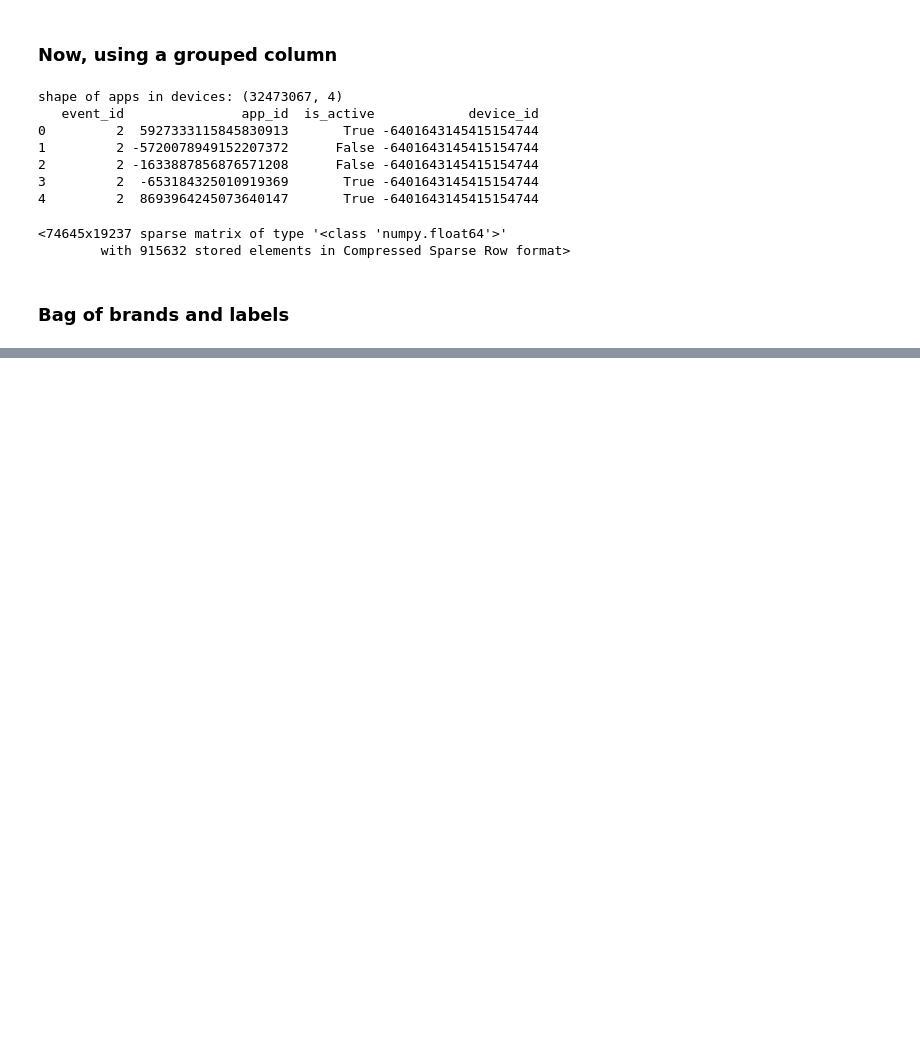
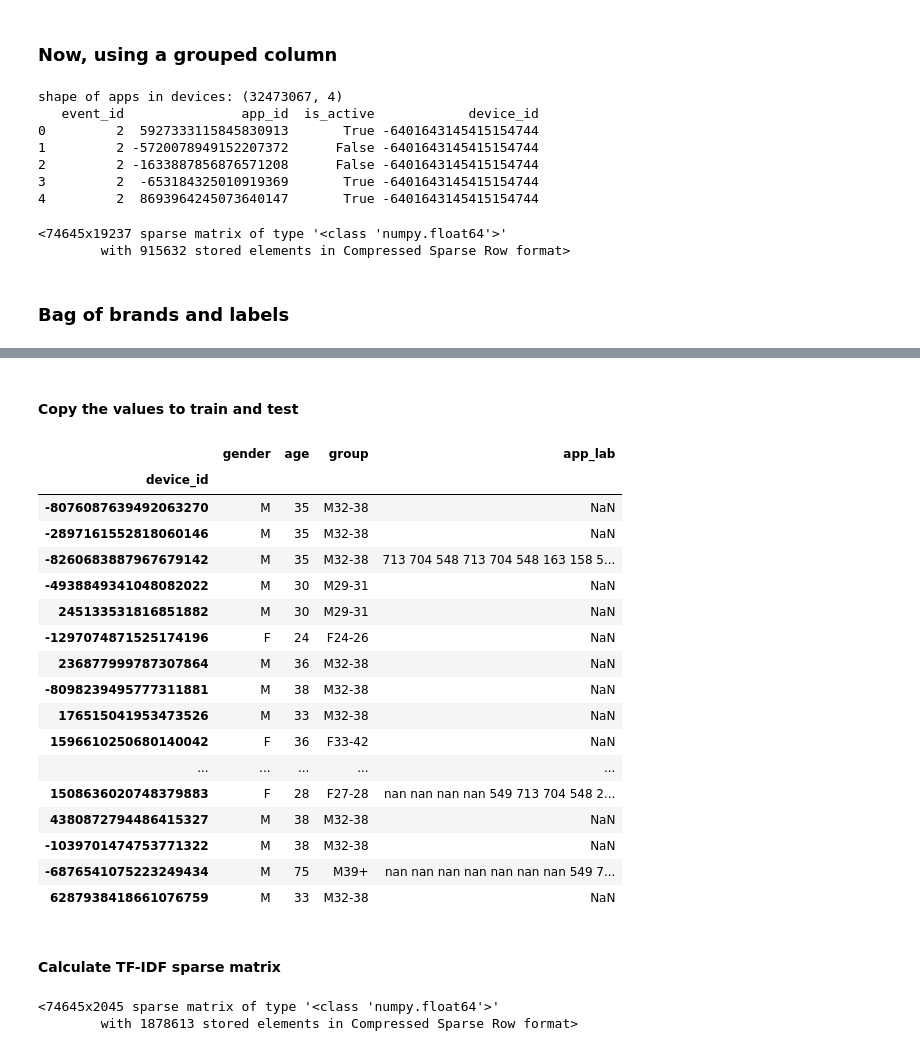
Before and after one commit to chechir/talking_data, a Jupyter notebook: brussels/notebook.ipynb, the cells around one changed output, grey strips where cells are left out. Cells and saved outputs as stored; diff of their text form; code cells hidden in the pictures; blank space fills up the shorter version.

```diff
--- a/brussels/notebook.ipynb
+++ b/brussels/notebook.ipynb
@@ -222,0 +225,5 @@ xtrain
+# %%
+app_lab = pd.read_csv(os.path.join(datadir,'app_labels.csv'))
+app_lab = app_lab.groupby("app_id")["label_id"].apply(
+    lambda x: " ".join(str(s) for s in x)
+)
@@ -222,0 +242,5 @@ xtrain
+# %%
+appevents["app_lab"] = appevents["app_id"].map(app_lab)
+appevents = appevents.groupby("event_id")["app_lab"].apply(
+    lambda x: " ".join(str(s) for s in x)
+)
@@ -222,0 +257,5 @@ xtrain
+# %%
+events["app_lab"] = events.index.map(appevents)
+events = events.groupby("device_id")["app_lab"].apply(
+    lambda x: " ".join(str(s) for s in x)
+)
@@ -222,0 +272,26 @@ xtrain
+# %% [markdown]
+#### Copy the values to train and test
+# %%
+gatrain["app_lab"] = gatrain.index.map(events)
+gatest["app_lab"] = gatest.index.map(events)
+# %%
+gatrain.head(20)
+# %% [output]
+|  | gender | age | group | app_lab |
+| device_id |  |  |  |  |
+| -8076087639492063270 | M | 35 | M32-38 | NaN |
+| -2897161552818060146 | M | 35 | M32-38 | NaN |
+| -8260683887967679142 | M | 35 | M32-38 | 713 704 548 713 704 548 163 158 5... |
+| -4938849341048082022 | M | 30 | M29-31 | NaN |
+| 245133531816851882 | M | 30 | M29-31 | NaN |
+| -1297074871525174196 | F | 24 | F24-26 | NaN |
+| 236877999787307864 | M | 36 | M32-38 | NaN |
+| -8098239495777311881 | M | 38 | M32-38 | NaN |
+| 176515041953473526 | M | 33 | M32-38 | NaN |
+| 1596610250680140042 | F | 36 | F33-42 | NaN |
+| ... | ... | ... | ... | ... |
+| 1508636020748379883 | F | 28 | F27-28 | nan nan nan nan 549 713 704 548 2... |
+| 4380872794486415327 | M | 38 | M32-38 | NaN |
+| -1039701474753771322 | M | 38 | M32-38 | NaN |
+| -6876541075223249434 | M | 75 | M39+ | nan nan nan nan nan nan nan 549 7... |
+| 6287938418661076759 | M | 33 | M32-38 | NaN |
@@ -222,0 +307,2 @@ xtrain
+# %% [markdown]
+#### Calculate TF-IDF sparse matrix
@@ -222,0 +328,5 @@ xtrain
+# %%
+train_bag
+# %% [output]
+<74645x2045 sparse matrix of type '<class 'numpy.float64'>'
+        with 1878613 stored elements in Compressed Sparse Row format>
```
Also changed, not shown: parts of 12 cells of this notebook.
